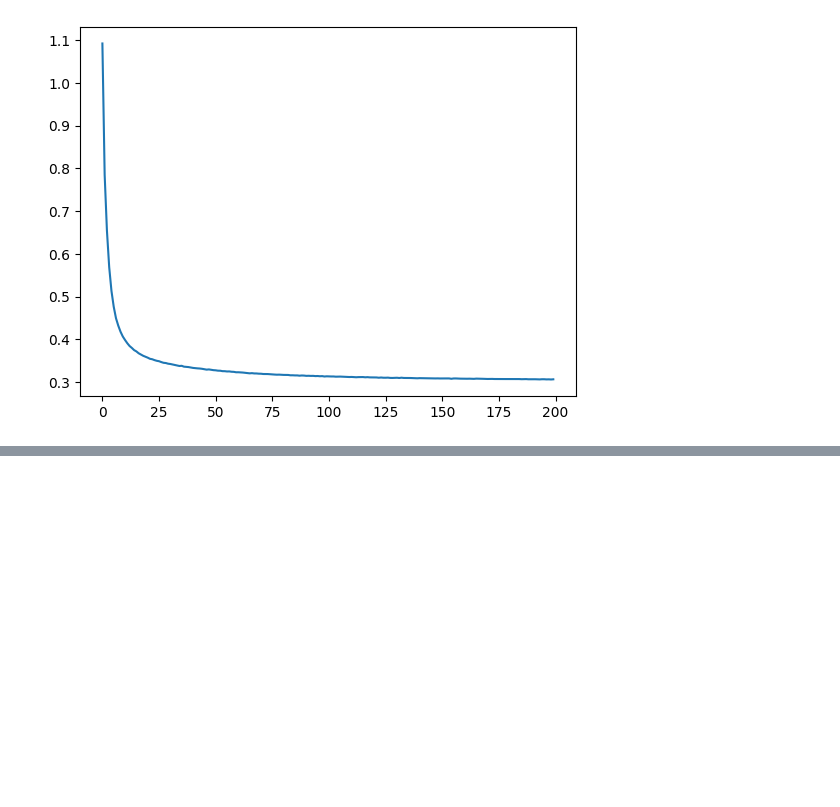
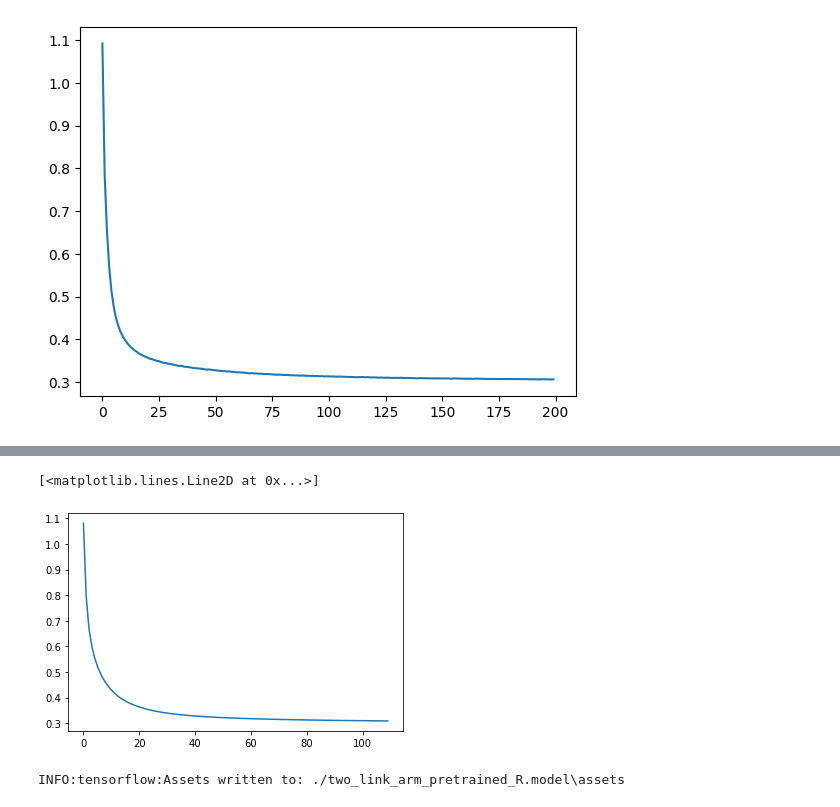
Before and after one commit to yunhao-tech/Sequantial-Monte-Carlo-project, a Jupyter notebook: demo/two_link_arm_task.ipynb, the cells around one changed output, grey strips where cells are left out. Cells and saved outputs as stored; diff of their text form; code cells hidden in the pictures; blank space fills up the shorter version.

```diff
--- a/demo/two_link_arm_task.ipynb
+++ b/demo/two_link_arm_task.ipynb
@@ -192,0 +191,42 @@ plot_model(model)
+# %%
+training_loss = []
+loaded = np.load('./two_link_arm_pretraining_data.npz')
+angles = loaded['x']
+positions = loaded['y']
+
+for epoch in range(epochs):
+    losses = []
+    for meta_iter in range(n_tasks):
+        frac_done = meta_iter / n_tasks
+        cur_meta_step_size = (1 - frac_done) * meta_step_size
+        # Temporarily save the weights from the model.
+        old_vars = model.get_weights()
+        # Get a sample from the full dataset.
+        limb_length = np.random.normal(loc=1, scale=np.sqrt(0.3), size=(2,))
+        x_train = angles[meta_iter*n_episode:(meta_iter+1)*n_episode]
+        y_train = positions[meta_iter*n_episode:(meta_iter+1)*n_episode]
+
+        # for i in range(0, positions.shape[0], batch_size):
+        #     with tf.GradientTape() as tape:
+        #         preds = model(x_train[i:i+batch_size])
+        #         truth = y_train[i:i+batch_size]
+        #         loss = loss_mse(truth, preds)
+        #     grads = tape.gradient(loss, model.trainable_weights)
+        #     optimizer.apply_gradients(zip(grads, model.trainable_weights))
+
+        with tf.GradientTape() as tape:
+            preds = model(x_train)
+            loss = loss_mse(y_train, preds)
+        grads = tape.gradient(loss, model.trainable_weights)
+        optimizer.apply_gradients(zip(grads, model.trainable_weights))
+
+        new_vars = model.get_weights()
+        for var in range(len(new_vars)):
+            new_vars[var] = old_vars[var] + ((new_vars[var] - old_vars[var]) * cur_meta_step_size)
+        # After the meta-learning step, reload the newly-trained weights into the model.
+        model.set_weights(new_vars)
+        losses.append(loss_mse(y_train, model(x_train)))
+    training_loss.append(np.mean(losses))
+
+    if (epoch+1) % eval_interval == 0:
+        print(f"Epoch: {epoch+1}: training MSE = {np.mean(losses)}")
@@ -192,0 +252,9 @@ plot_model(model)
+# %%
+plt.plot(training_loss)
+# %% [output]
+[<matplotlib.lines.Line2D at 0x...>]
+[figure, added]
+# %%
+model.save('./two_link_arm_pretrained_R.model')
+# %% [output]
+INFO:tensorflow:Assets written to: ./two_link_arm_pretrained_R.model\assets
```
Also changed, not shown: parts of 17 cells of this notebook, 9 other files.
